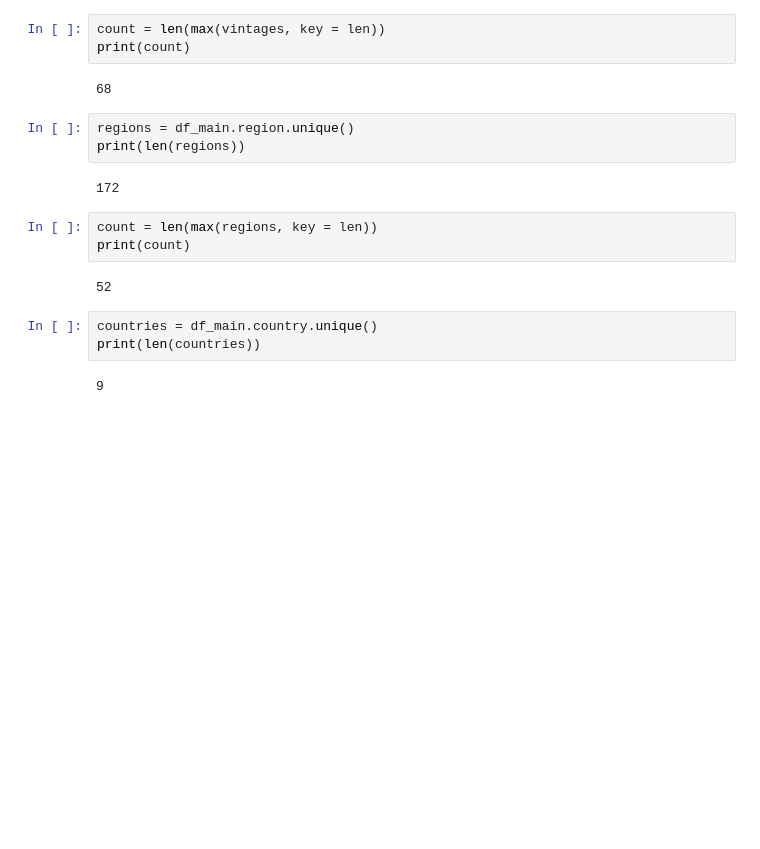
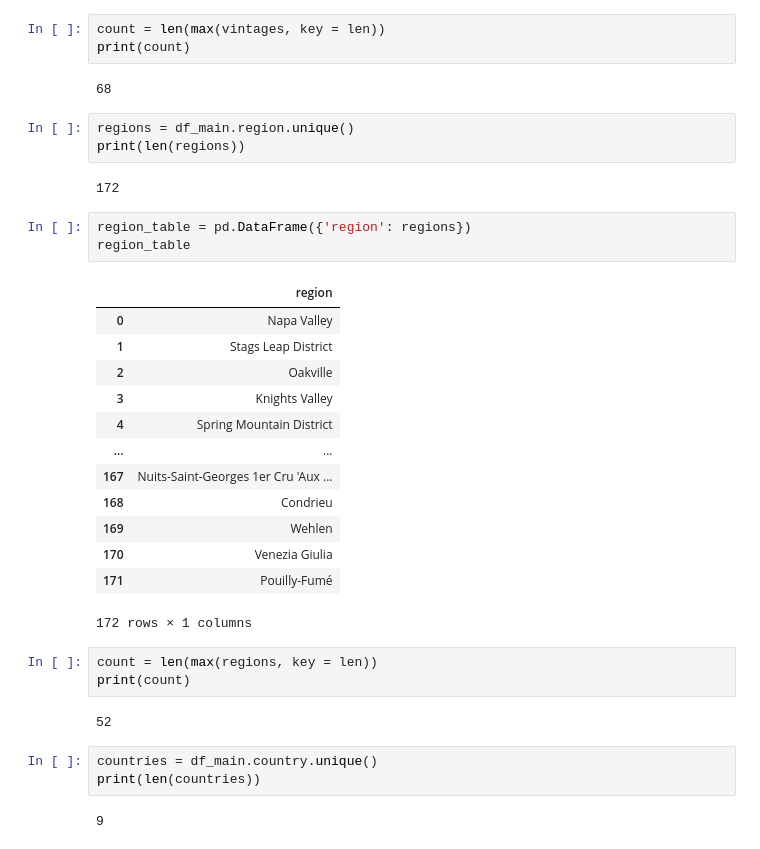
Before and after one commit to WilliamDHughes/ETL-Project-Group-1, a Jupyter notebook: bee_work/bee_dataframe_edit.ipynb, the cells around one changed output. Cells and saved outputs as stored; diff of their text form; blank space fills up the shorter version.

```diff
--- a/bee_work/bee_dataframe_edit.ipynb
+++ b/bee_work/bee_dataframe_edit.ipynb
@@ -521,6 +554,23 @@ regions = df_main.region.unique()
 print(len(regions))
 # %% [output]
 172
+# %%
+region_table = pd.DataFrame({'region': regions})
+region_table
+# %% [output]
+|  | region |
+| 0 | Napa Valley |
+| 1 | Stags Leap District |
+| 2 | Oakville |
+| 3 | Knights Valley |
+| 4 | Spring Mountain District |
+| ... | ... |
+| 167 | Nuits-Saint-Georges 1er Cru 'Aux ... |
+| 168 | Condrieu |
+| 169 | Wehlen |
+| 170 | Venezia Giulia |
+| 171 | Pouilly-Fumé |
+172 rows × 1 columns
 # %%
 count = len(max(regions, key = len))
 print(count)
```
Also changed, not shown: parts of 3 cells of this notebook, 1 other file.
